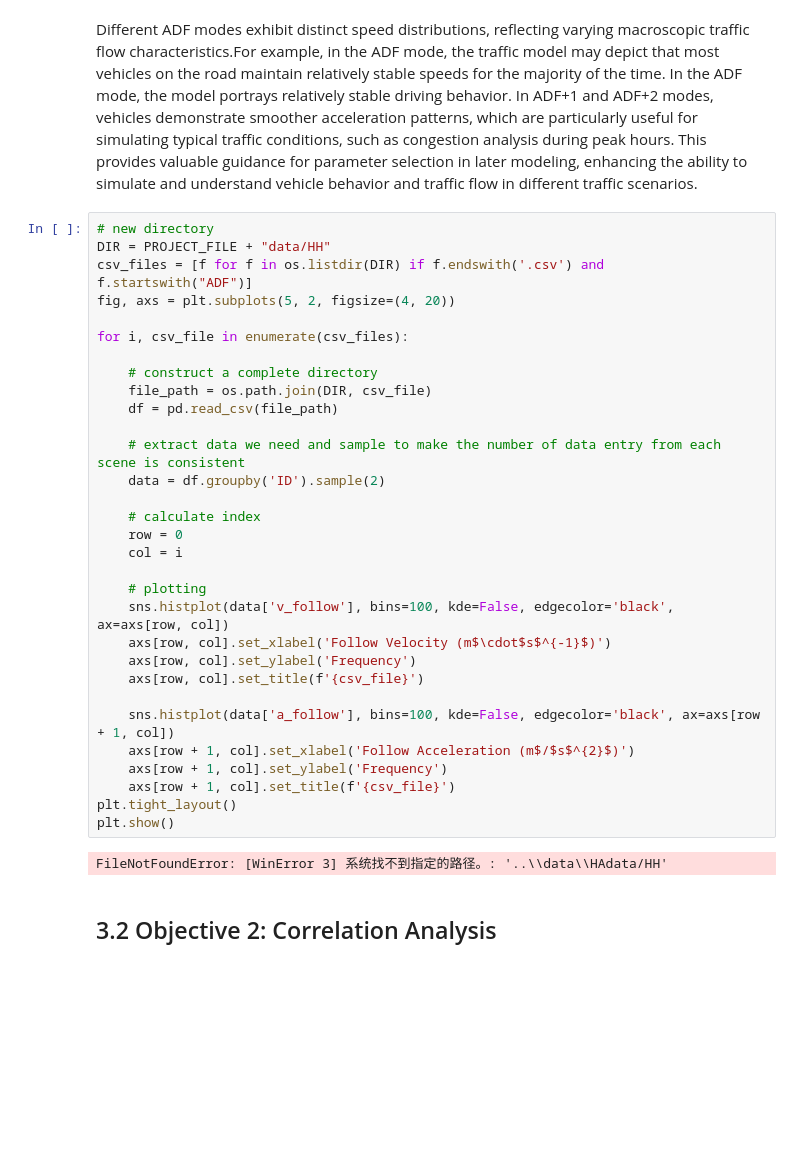
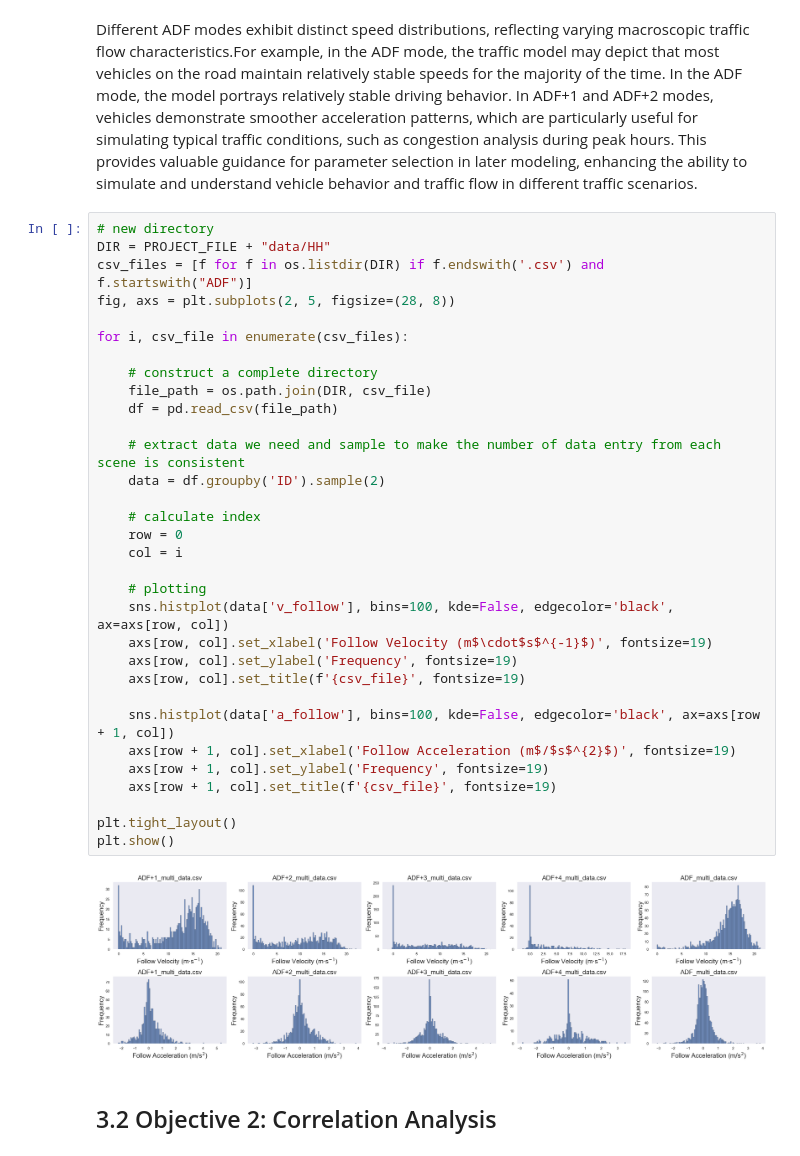
Before and after one commit to 88Cin/TIL-Group15, a Jupyter notebook: files/project.ipynb, the cells around one changed output. Saved outputs shown, nothing was run; the diff lists cells and outputs as text; blank space fills up the shorter version.

```diff
--- a/files/project.ipynb
+++ b/files/project.ipynb
@@ -333,36 +339,37 @@ Different ADF modes exhibit distinct speed distributions, reflecting varying mac
 # %%
 # new directory
 DIR = PROJECT_FILE + "data/HH"
 csv_files = [f for f in os.listdir(DIR) if f.endswith('.csv') and f.startswith("ADF")]
-fig, axs = plt.subplots(5, 2, figsize=(4, 20))
+fig, axs = plt.subplots(2, 5, figsize=(28, 8))
 
 for i, csv_file in enumerate(csv_files):
 
     # construct a complete directory
     file_path = os.path.join(DIR, csv_file)
     df = pd.read_csv(file_path)
 
     # extract data we need and sample to make the number of data entry from each scene is consistent
     data = df.groupby('ID').sample(2)
 
     # calculate index
     row = 0
     col = i
 
     # plotting
     sns.histplot(data['v_follow'], bins=100, kde=False, edgecolor='black', ax=axs[row, col])
-    axs[row, col].set_xlabel('Follow Velocity (m$\cdot$s$^{-1}$)')
-    axs[row, col].set_ylabel('Frequency')
-    axs[row, col].set_title(f'{csv_file}')
+    axs[row, col].set_xlabel('Follow Velocity (m$\cdot$s$^{-1}$)', fontsize=19)
+    axs[row, col].set_ylabel('Frequency', fontsize=19)
+    axs[row, col].set_title(f'{csv_file}', fontsize=19)
 
     sns.histplot(data['a_follow'], bins=100, kde=False, edgecolor='black', ax=axs[row + 1, col])
-    axs[row + 1, col].set_xlabel('Follow Acceleration (m$/$s$^{2}$)')
-    axs[row + 1, col].set_ylabel('Frequency')
-    axs[row + 1, col].set_title(f'{csv_file}')
+    axs[row + 1, col].set_xlabel('Follow Acceleration (m$/$s$^{2}$)', fontsize=19)
+    axs[row + 1, col].set_ylabel('Frequency', fontsize=19)
+    axs[row + 1, col].set_title(f'{csv_file}', fontsize=19)
+
 plt.tight_layout()
 plt.show()
 # %% [output]
-FileNotFoundError: [WinError 3] 系统找不到指定的路径。: '..\\data\\HAdata/HH'
+[figure, added]
 # %% [markdown]
 ## 3.2 Objective 2: Correlation Analysis
 # %% [markdown]
```
Also changed, not shown: parts of 12 cells of this notebook.
